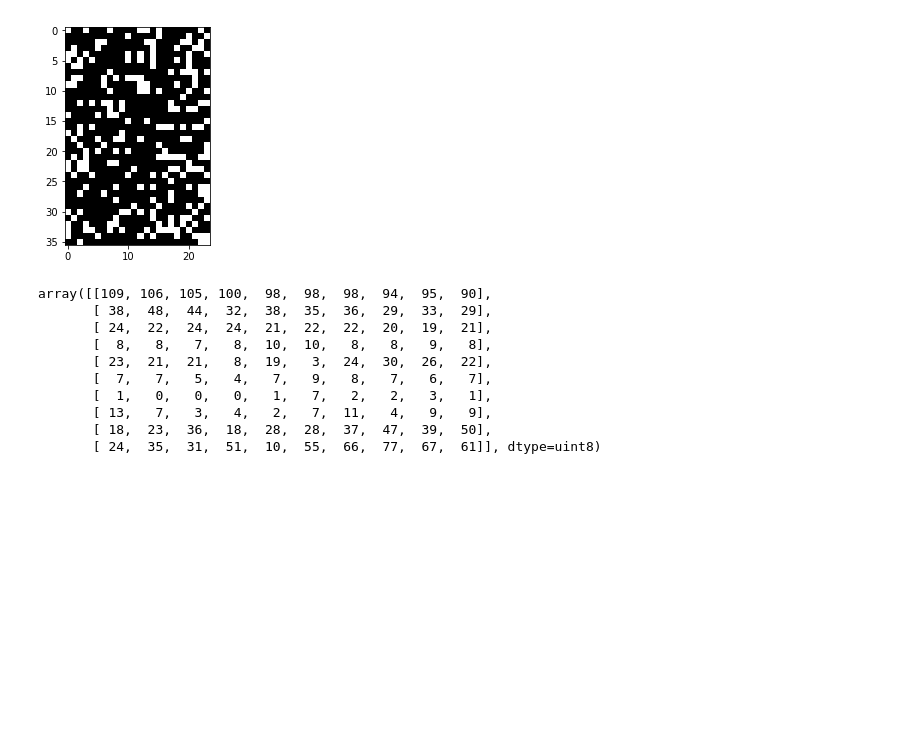
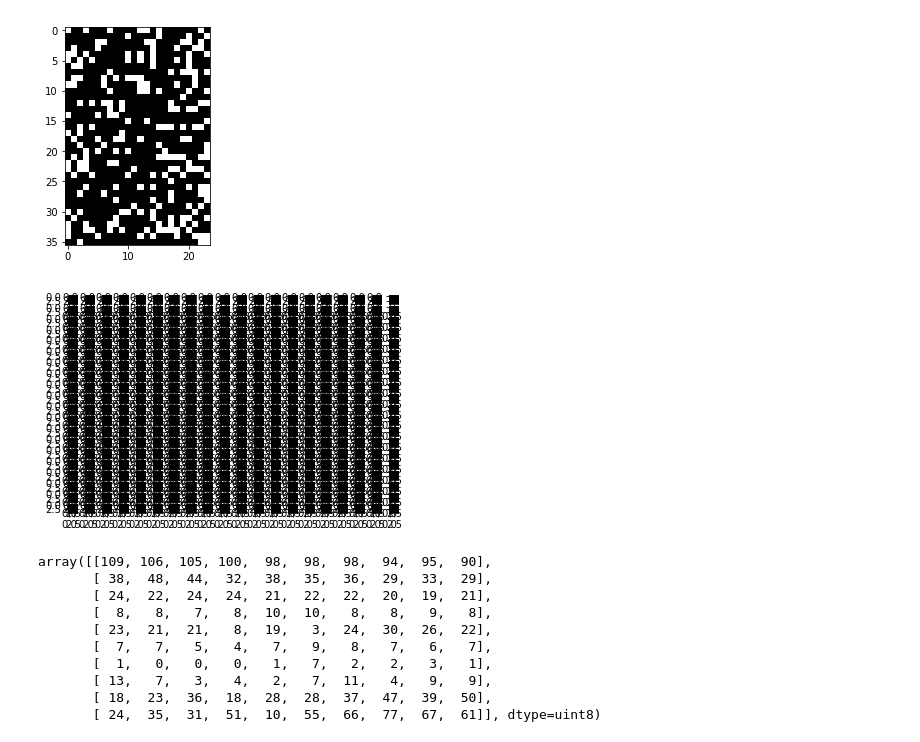
Before and after one commit to PoorvaRane/Textbox-Extraction, a Jupyter notebook: CNN.ipynb, the cells around one changed output. Drawn from its saved outputs; the diff is of its cells as text; code cells hidden in the pictures; blank space fills up the shorter version.

```diff
--- a/CNN.ipynb
+++ b/CNN.ipynb
@@ -276,6 +249,15 @@ plt.imshow(sample, interpolation='nearest', cmap = 'gray')
 plt.show()
 # %% [output]
 [figure]
+# %%
+
+
+f, axarr = plt.subplots(20, 20)
+for i in range(400):
+    axarr[i/20,i%20].imshow(im_values[i+30], interpolation='bilinear', cmap='gray')
+plt.show()
+# %% [output]
+[figure, added]
 # %%
 im_values = []
 for pred in predicted_list:
```
Also changed, not shown: parts of 12 cells of this notebook, 3 other files.
